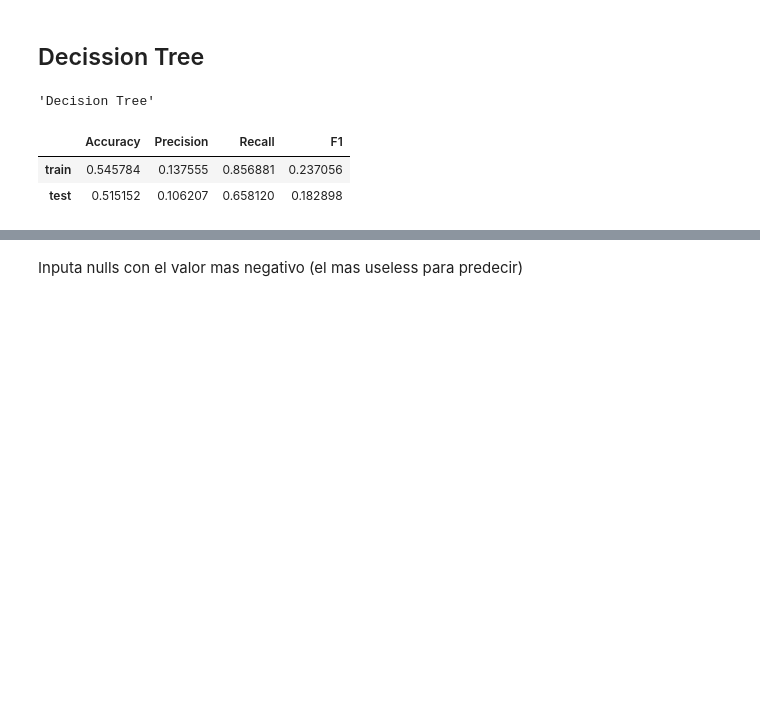
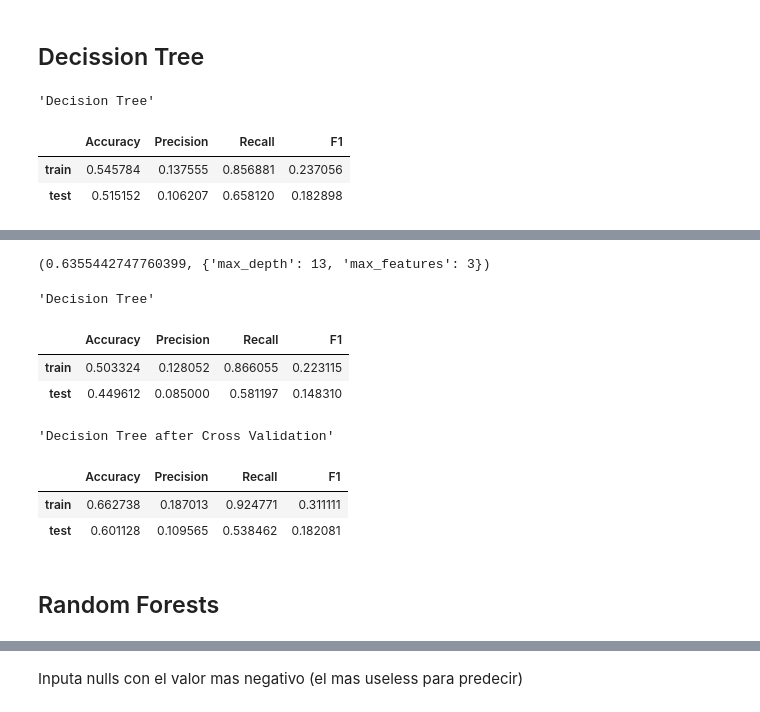
Before and after one commit to AgusTrulli/ML_Grupo_2, a Jupyter notebook: tp2_experimentation.ipynb, the cells around one changed output, grey strips where cells are left out. Cells and saved outputs as stored; diff of their text form; code cells hidden in the pictures; blank space fills up the shorter version.

Commit message:
Adds new models

```diff
--- a/tp2_experimentation.ipynb
+++ b/tp2_experimentation.ipynb
@@ -105,8 +105,8 @@ train, not_train = train_test_split(df_clients, test_size=0.3, random_state=1)
 validation, test = train_test_split(not_train, test_size=0.5, random_state=1)
 
 # Train inputs & outputs
-#y_train = train.target
-#X_train = train.drop('target', axis=1)
+y_train = train.target
+X_train = train.drop('target', axis=1)
 
 # Test inputs & outputs
 #y_test = test.target
@@ -142,11 +143,10 @@ from sklearn.impute import SimpleImputer
 from sklearn.metrics import *
 # %%
-tree = DecisionTreeClassifier(random_state=1,
-                              class_weight="balanced", max_depth=10)
+tree = DecisionTreeClassifier(class_weight="balanced", max_depth=10, random_state=1)
 
 pipe = Pipeline([
     ('mapper', mapper),
-    ('imputer', SimpleImputer(strategy='mean')),
+    ('imputer', IterativeImputer(random_state=42)),
     ('classifier', tree)
 ])
 
@@ -180,0 +229,15 @@ from sklearn import metrics
+# %%
+parameters = {#'n_estimators': [100, 200],
+              'max_depth':[3, 5, 7, 9, 11, 13],#como se que valores usar? ver esto porque va para el orto
+              'max_features': [2, 3, 4, 5]}
+
+
+clf = GridSearchCV(tree, parameters, refit=True, verbose=1)
+
+cv_pipe = Pipeline([
+    ('mapper', mapper),
+    ('imputer', IterativeImputer(random_state=42)),
+    ('classifier', clf),
+])
+
+cv_pipe.fit(train, train.target)
@@ -180,0 +265,20 @@ from sklearn import metrics
+# %%
+clf.best_score_, clf.best_params_
+# %% [output]
+(0.6355442747760399, {'max_depth': 13, 'max_features': 3})
+# %%
+
+evaluate_model(pipe, title='Decision Tree')
+
+evaluate_model(cv_pipe, title='Decision Tree after Cross Validation')
+# %% [output]
+'Decision Tree'
+|  | Accuracy | Precision | Recall | F1 |
+| train | 0.503324 | 0.128052 | 0.866055 | 0.223115 |
+| test | 0.449612 | 0.085000 | 0.581197 | 0.148310 |
+'Decision Tree after Cross Validation'
+|  | Accuracy | Precision | Recall | F1 |
+| train | 0.662738 | 0.187013 | 0.924771 | 0.311111 |
+| test | 0.601128 | 0.109565 | 0.538462 | 0.182081 |
+# %% [markdown]
+## Random Forests
```
Also changed, not shown: parts of 49 cells of this notebook.
